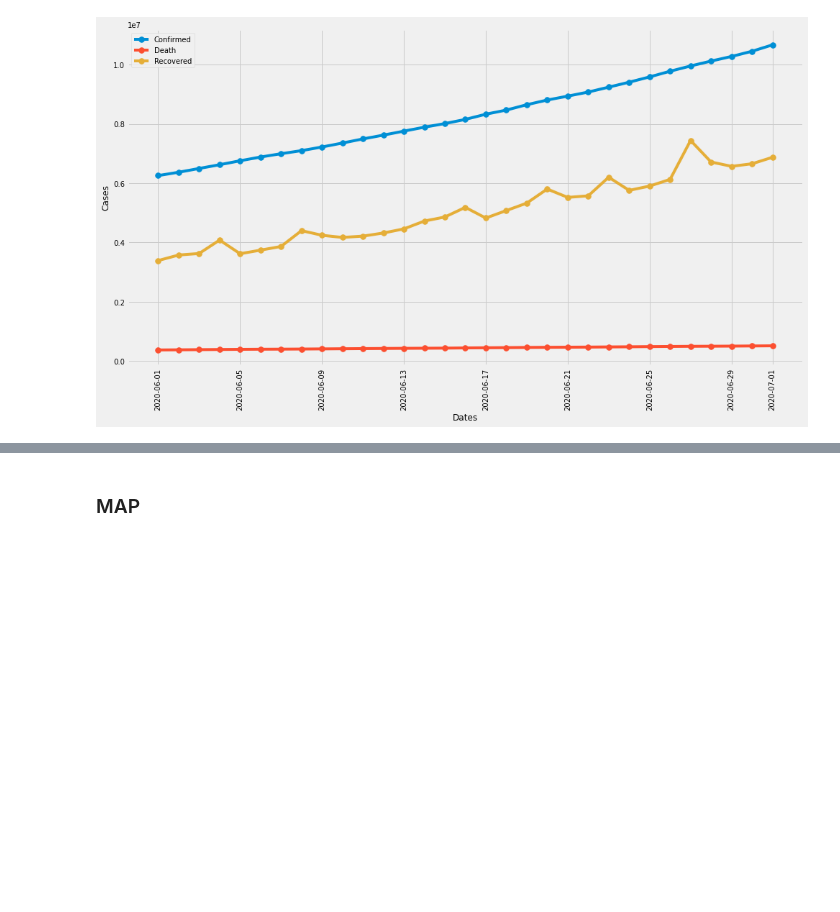
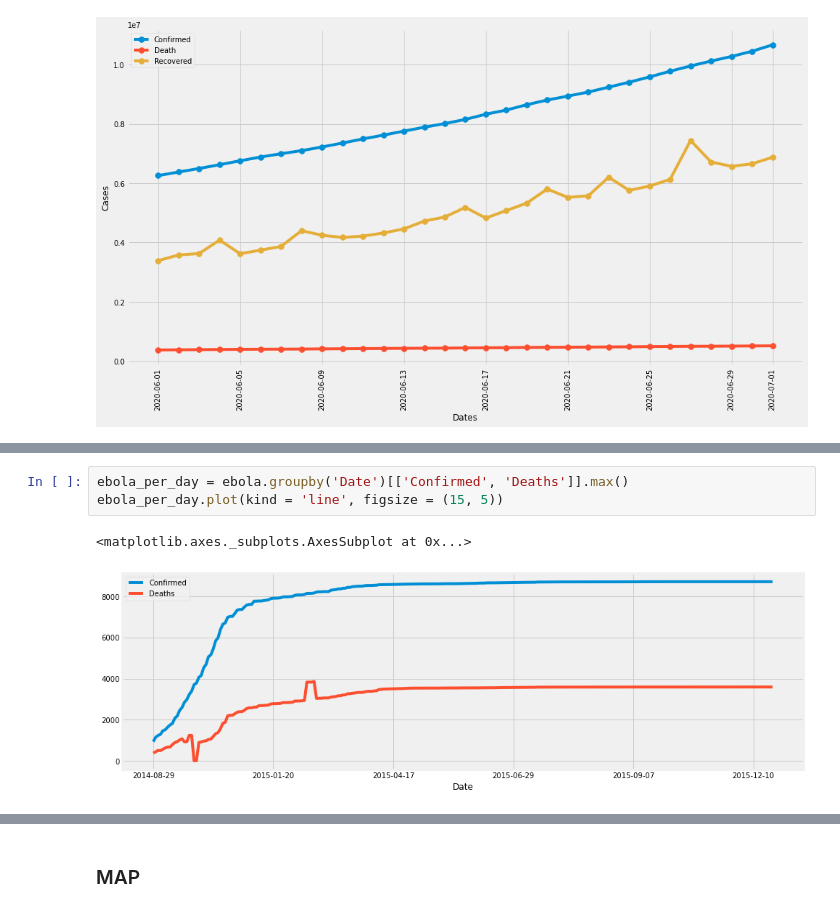
Before and after one commit to SUPREME-CODER/COVID-19-DASHBOARD, a Jupyter notebook: COVID DATA ANALYSIS.ipynb, the cells around one changed output, grey strips where cells are left out. Drawn from its saved outputs; the diff is of its cells as text; blank space fills up the shorter version.

```diff
--- a/COVID DATA ANALYSIS.ipynb
+++ b/COVID DATA ANALYSIS.ipynb
@@ -203,0 +447,6 @@ cases_in_a_span_of_days(covid_data_by_date, '6/1/20', 30)
+# %%
+ebola_per_day = ebola.groupby('Date')[['Confirmed', 'Deaths']].max()
+ebola_per_day.plot(kind = 'line', figsize = (15, 5))
+# %% [output]
+<matplotlib.axes._subplots.AxesSubplot at 0x...>
+[figure, added]
```
Also changed, not shown: parts of 23 cells of this notebook, 3 other files.
